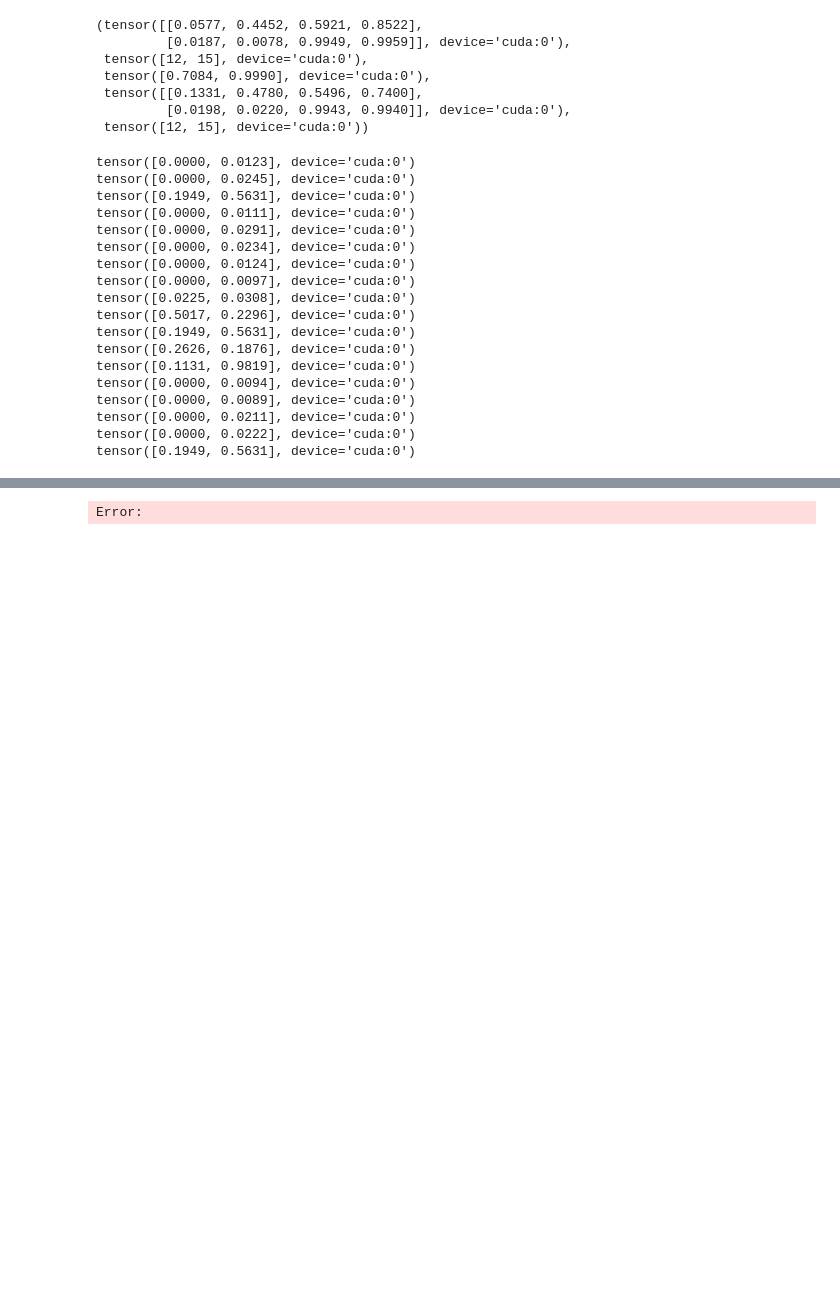
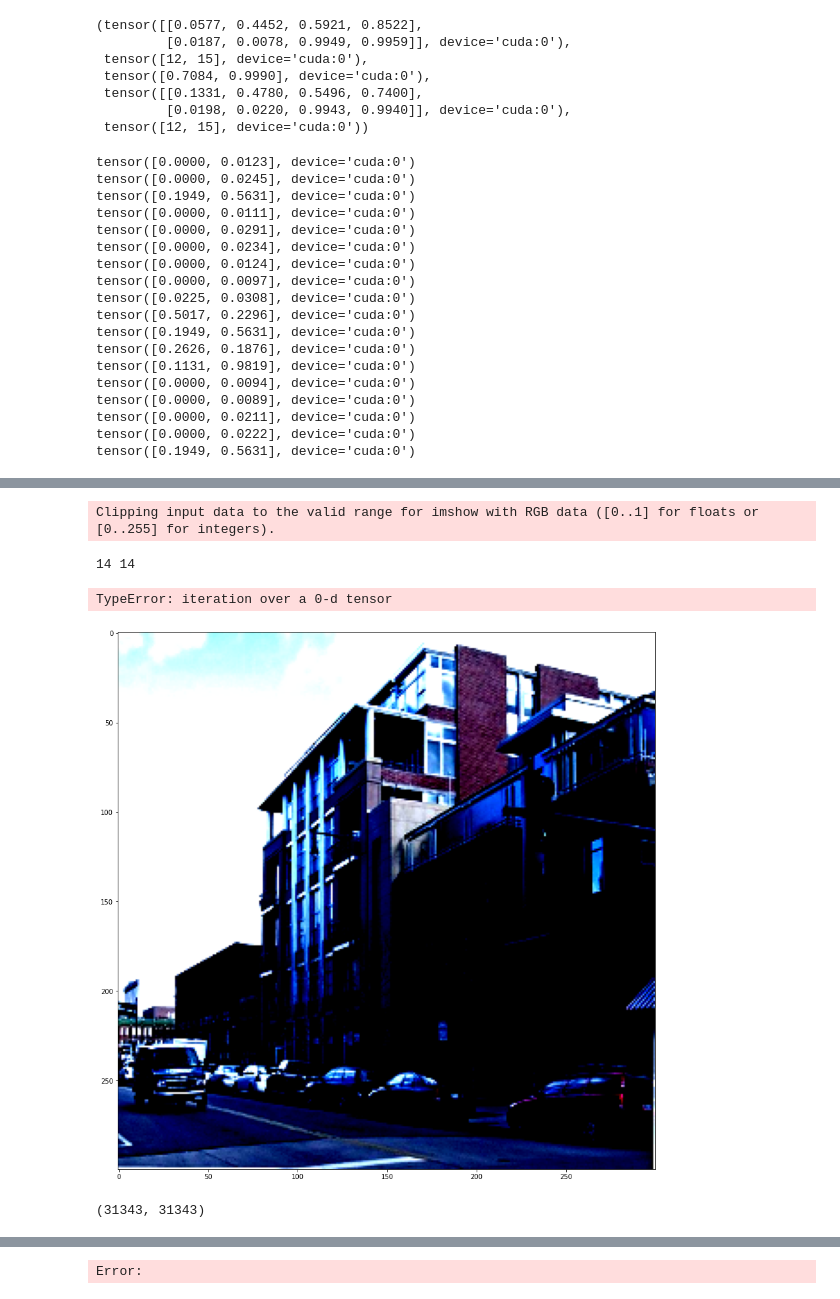
Before and after one commit to vlasakjiri/uncertainty-estimations, a Jupyter notebook: detection.ipynb, the cells around one changed output, grey strips where cells are left out. Drawn from its saved outputs; the diff is of its cells as text; code cells hidden in the pictures; blank space fills up the shorter version.

Commit message:
Added roc and pr curves

```diff
--- a/detection.ipynb
+++ b/detection.ipynb
@@ -260,7 +260,7 @@ def classify_boxes(det_boxes, det_labels, det_scores, true_boxes, true_labels, i
     FP = []
     FN = []
 
-    for bboxes, labels, scores, gt, gt_labels in zip(det_boxes, det_labels, det_scores, true_boxes, true_labels):
+    for img_idx, (bboxes, labels, scores, gt, gt_labels) in enumerate(zip(det_boxes, det_labels, det_scores, true_boxes, true_labels)):
         idx = torch.argsort(scores, descending=True)
         ious = find_jaccard_overlap(bboxes, gt)
         matched_gt_indexes = []
@@ -269,19 +269,19 @@ def classify_boxes(det_boxes, det_labels, det_scores, true_boxes, true_labels, i
             best_iou = 0
             best_iou_idx = None
             for true_boxes_idx, iou in enumerate(true_boxes_iou):
-                if iou > best_iou and labels[box_idx] == gt_labels[true_boxes_idx]:
+                if iou > best_iou and labels[box_idx] == gt_labels[true_boxes_idx] and true_boxes_idx not in matched_gt_indexes:
                     best_iou = iou
                     best_iou_idx = true_boxes_idx
             if best_iou > iou_threshold:
-                TP.append(bboxes[box_idx])
+                TP.append((img_idx,box_idx.item()))
                 matched_gt_indexes.append(best_iou_idx)
-                matched_boxes_indexes.append(box_idx)
+                matched_boxes_indexes.append(box_idx.item())
         for i, box in enumerate(gt):
             if i not in matched_gt_indexes:
-                FN.append(box)
+                FN.append((img_idx,i))
         for i, box in enumerate(bboxes):
-            if i not in matched_boxes_indexes and labels[i] != 0:
-                FP.append(box)
+            if i not in matched_boxes_indexes:
+                FP.append((img_idx,i))
     return TP, FP, FN
 # %%
 TP, FP, FN = classify_boxes(det_boxes, det_labels, det_scores, true_boxes, true_labels)
@@ -354 +374,16 @@ def plot_image(image, boxes, gt_boxes):
+# %%
+idx=3
+TP, FP, FN = classify_boxes(det_boxes[idx:idx+1], det_labels[idx:idx+1], det_scores[idx:idx+1], true_boxes[idx:idx+1], true_labels[idx:idx+1])
+print(len(TP)*2+ len(FP)+ len(FN), len(det_boxes[idx]) + len(true_boxes[idx]))
+plot_image(test_dataset[idx][0], det_boxes[idx][TP[1]], FN)
+# %% [output]
+Clipping input data to the valid range for imshow with RGB data ([0..1] for floats or [0..255] for integers).
+14 14
+TypeError: iteration over a 0-d tensor
+[figure, added]
+# %%
+from functools import reduce
+len(TP)*2+ len(FP)+ len(FN), reduce(lambda count, l: count + len(l), det_boxes, 0) + reduce(lambda count, l: count + len(l), true_boxes, 0)
+# %% [output]
+(31343, 31343)
 # %%
```
Also changed, not shown: parts of 16 cells of this notebook.
